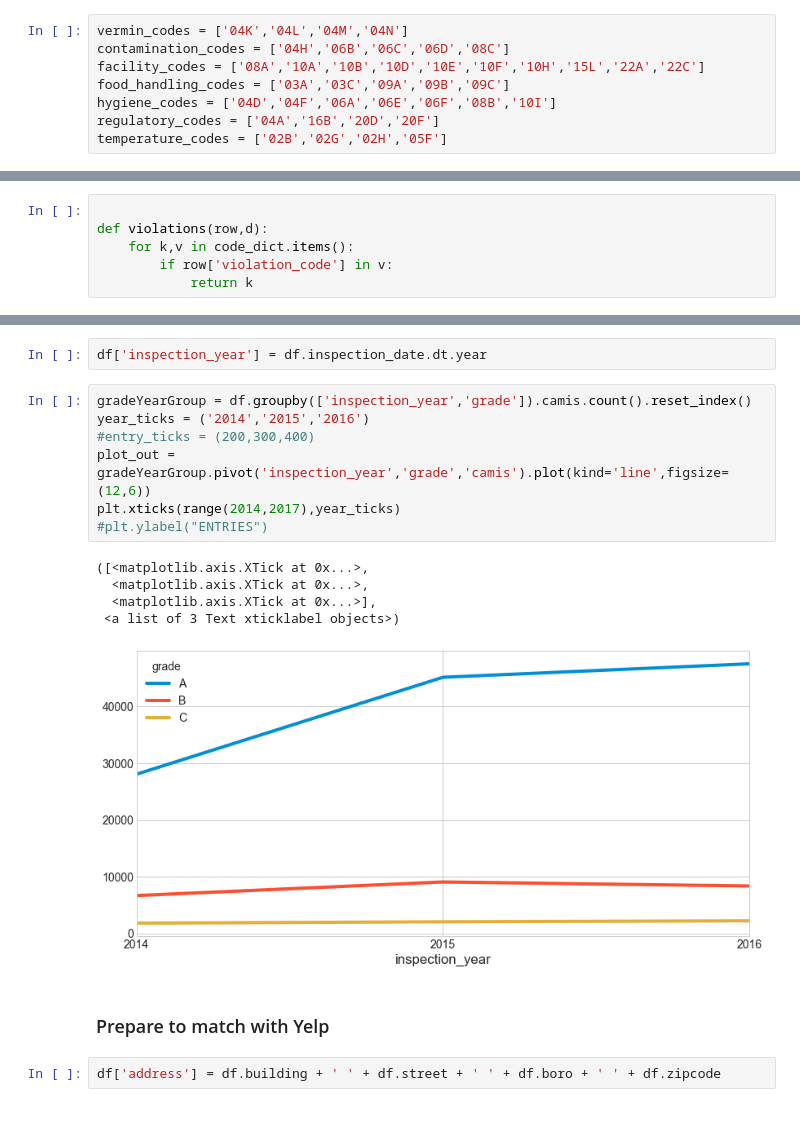
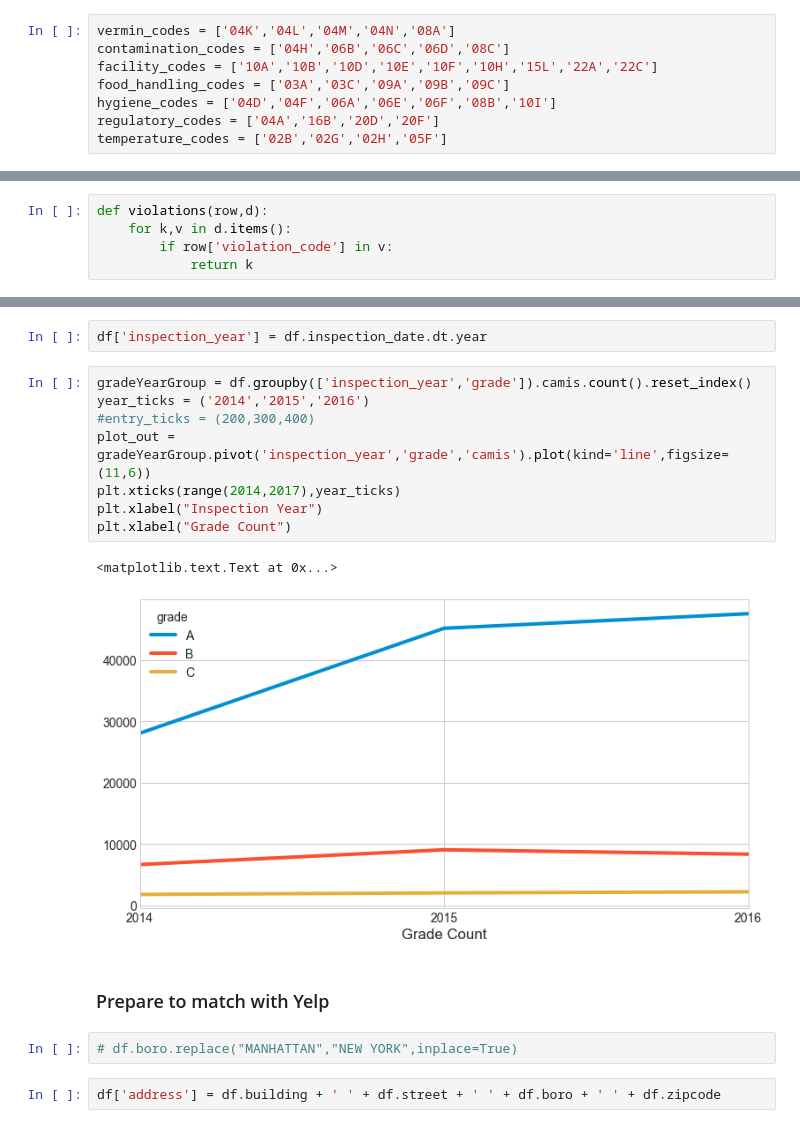
Before and after one commit to xvila/McNulty, a Jupyter notebook: data_processing.ipynb, the cells around one changed output, grey strips where cells are left out. Saved outputs shown, nothing was run; the diff lists cells and outputs as text.

```diff
--- a/data_processing.ipynb
+++ b/data_processing.ipynb
@@ -87,9 +87,9 @@ df.violation_code.isnull().sum()
 # %%
 df.dropna(subset=['violation_code'],axis=0,inplace=True)
 # %%
-vermin_codes = ['04K','04L','04M','04N']
+vermin_codes = ['04K','04L','04M','04N','08A']
 contamination_codes = ['04H','06B','06C','06D','08C']
-facility_codes = ['08A','10A','10B','10D','10E','10F','10H','15L','22A','22C']
+facility_codes = ['10A','10B','10D','10E','10F','10H','15L','22A','22C']
 food_handling_codes = ['03A','03C','09A','09B','09C']
 hygiene_codes = ['04D','04F','06A','06E','06F','08B','10I']
 regulatory_codes = ['04A','16B','20D','20F']
@@ -100,9 +100,8 @@ d = {'vermin':vermin_codes,'contamination':contamination_codes,
             'hygiene':hygiene_codes,'regulatory':regulatory_codes,
             'temperature':temperature_codes}
 # %%
-
 def violations(row,d):
-    for k,v in code_dict.items():
+    for k,v in d.items():
         if row['violation_code'] in v:
             return k
 # %%
@@ -201,18 +197,18 @@ df['inspection_year'] = df.inspection_date.dt.year
 # %%
 gradeYearGroup = df.groupby(['inspection_year','grade']).camis.count().reset_index()
 year_ticks = ('2014','2015','2016')
 #entry_ticks = (200,300,400)
-plot_out = gradeYearGroup.pivot('inspection_year','grade','camis').plot(kind='line',figsize=(12,6))
+plot_out = gradeYearGroup.pivot('inspection_year','grade','camis').plot(kind='line',figsize=(11,6))
 plt.xticks(range(2014,2017),year_ticks)
-#plt.ylabel("ENTRIES")
+plt.xlabel("Inspection Year")
+plt.xlabel("Grade Count")
 # %% [output]
-([<matplotlib.axis.XTick at 0x...>,
-  <matplotlib.axis.XTick at 0x...>,
-  <matplotlib.axis.XTick at 0x...>],
- <a list of 3 Text xticklabel objects>)
+<matplotlib.text.Text at 0x...>
-[figure, old version]
+[figure, new version]
 # %% [markdown]
 ### Prepare to match with Yelp
+# %%
+# df.boro.replace("MANHATTAN","NEW YORK",inplace=True)
 # %%
 df['address'] = df.building + ' ' + df.street + ' ' + df.boro + ' ' + df.zipcode
 # %%
```
Also changed, not shown: parts of 8 cells of this notebook.
